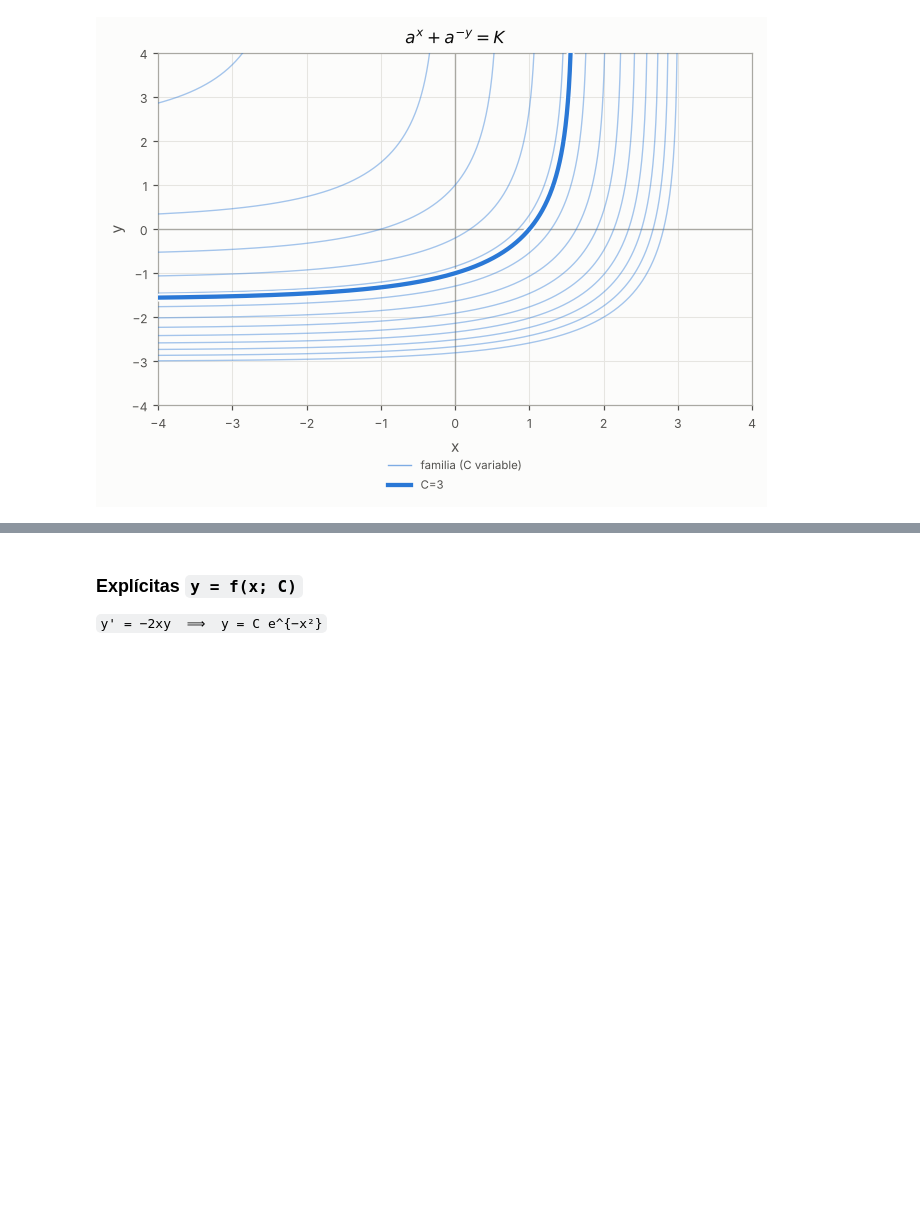
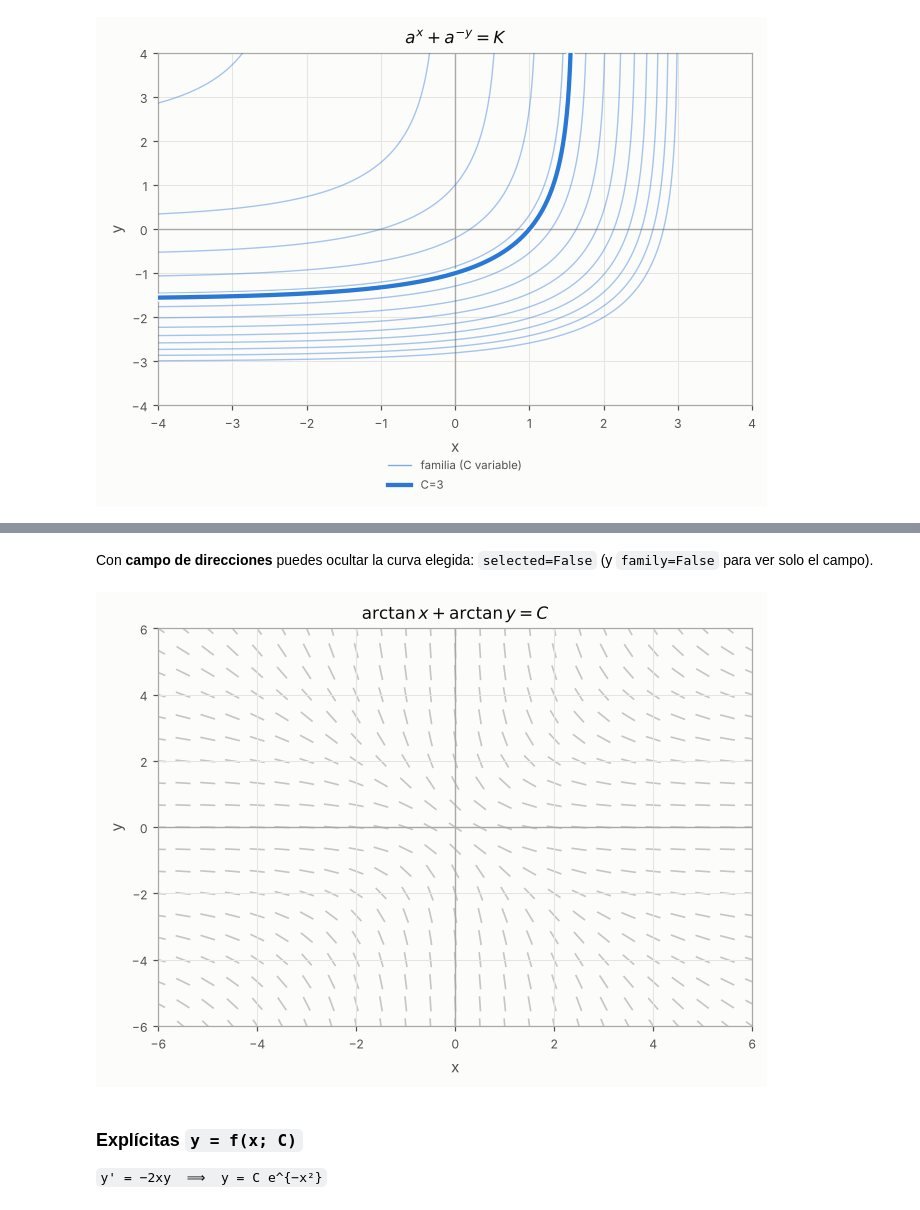
Before and after one commit to EnDriS10/Mathematical_Methods_1, a Jupyter notebook: notebooks/edo_graficas.ipynb, the cells around one changed output, grey strips where cells are left out. Cells and saved outputs as stored; diff of their text form; code cells hidden in the pictures; blank space fills up the shorter version.

```diff
--- a/notebooks/edo_graficas.ipynb
+++ b/notebooks/edo_graficas.ipynb
@@ -68,3 +79,9 @@ plot_level("a^x + a^(-y)", C=(0.2, 8, 3), a=(0.2, 4, 2), window=(-4, 4, -4, 4),
+# %% [markdown]
+Con **campo de direcciones** puedes ocultar la curva elegida: `selected=False` (y `family=False` para ver solo el campo).
+# %%
+plot_problem("h1-01", field=True, selected=False, family=False)
+# %% [output]
+[figure, added]
 # %% [markdown]
 ### Explícitas  `y = f(x; C)`
 `y' = −2xy  ⟹  y = C e^{−x²}`
```
Also changed, not shown: parts of 8 cells of this notebook, 37 other files.
